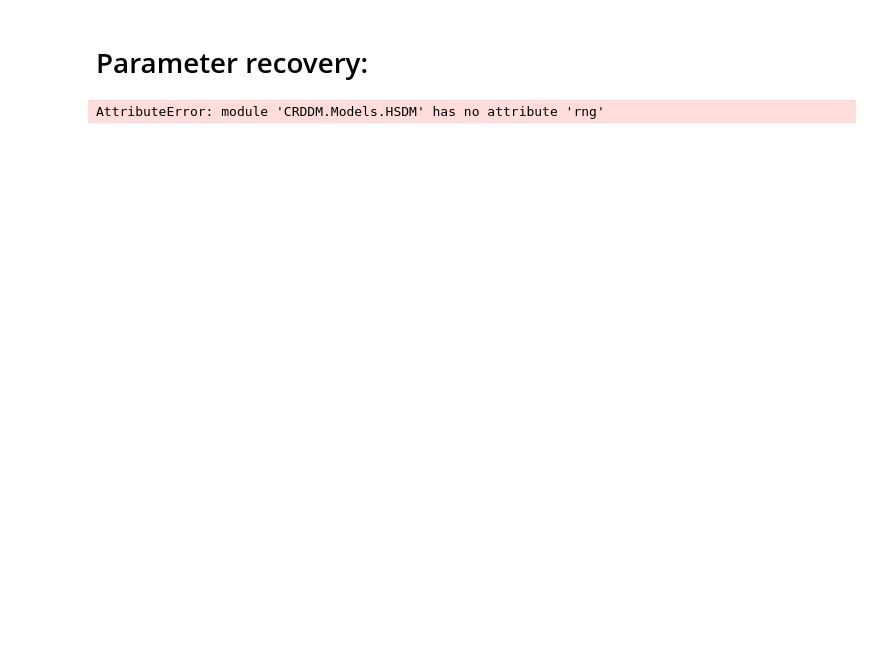
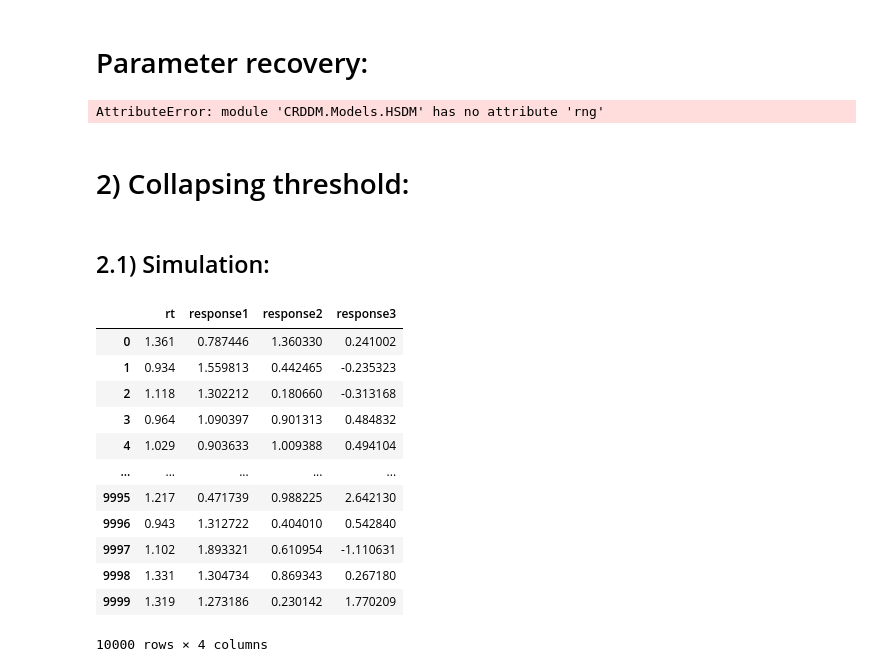
Before and after one commit to AmirHoseinHadian/CRDDM, a Jupyter notebook: docs/3 - Hyper-spherical diffusion model.ipynb, the cells around one changed output. Cells and saved outputs as stored; diff of their text form; code cells hidden in the pictures; blank space fills up the shorter version.

```diff
--- a/docs/3 - Hyper-spherical diffusion model.ipynb
+++ b/docs/3 - Hyper-spherical diffusion model.ipynb
@@ -143,3 +143,7 @@ sns.scatterplot(x='mu_z_true', y='mu_z_estimate', data=recovery_df, color='black
 sns.scatterplot(x='mu_w_true', y='mu_w_estimate', data=recovery_df, color='black', alpha=0.3);
 plt.xlabel(r'$\mu_i$ true')
 plt.ylabel(r'$\mu_i$ estimate');
+# %% [markdown]
+# 2) Collapsing threshold:
+# %% [markdown]
+## 2.1) Simulation:
@@ -145,0 +163,16 @@ plt.ylabel(r'$\mu_i$ estimate');
+# %%
+df
+# %% [output]
+|  | rt | response1 | response2 | response3 |
+| 0 | 1.361 | 0.787446 | 1.360330 | 0.241002 |
+| 1 | 0.934 | 1.559813 | 0.442465 | -0.235323 |
+| 2 | 1.118 | 1.302212 | 0.180660 | -0.313168 |
+| 3 | 0.964 | 1.090397 | 0.901313 | 0.484832 |
+| 4 | 1.029 | 0.903633 | 1.009388 | 0.494104 |
+| ... | ... | ... | ... | ... |
+| 9995 | 1.217 | 0.471739 | 0.988225 | 2.642130 |
+| 9996 | 0.943 | 1.312722 | 0.404010 | 0.542840 |
+| 9997 | 1.102 | 1.893321 | 0.610954 | -1.110631 |
+| 9998 | 1.331 | 1.304734 | 0.869343 | 0.267180 |
+| 9999 | 1.319 | 1.273186 | 0.230142 | 1.770209 |
+10000 rows × 4 columns
```
Also changed, not shown: parts of 5 cells of this notebook, 5 other files.
